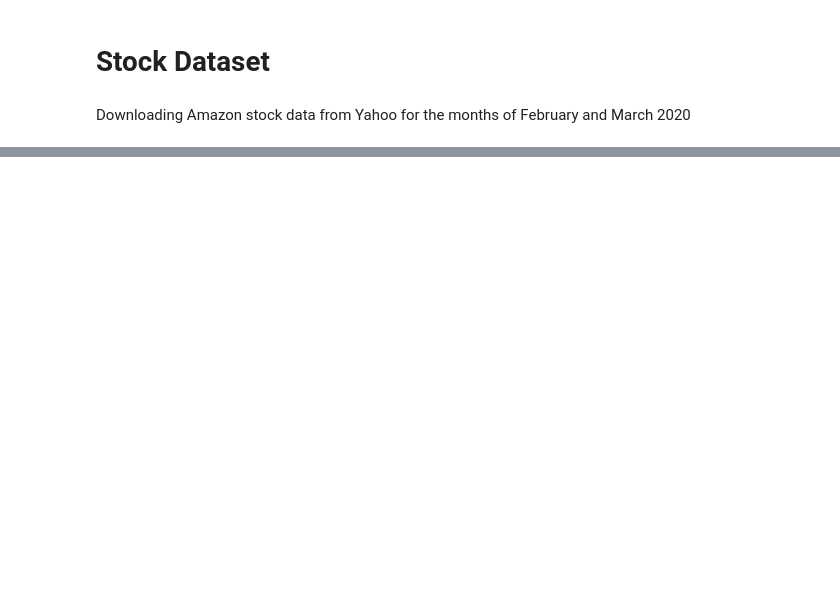
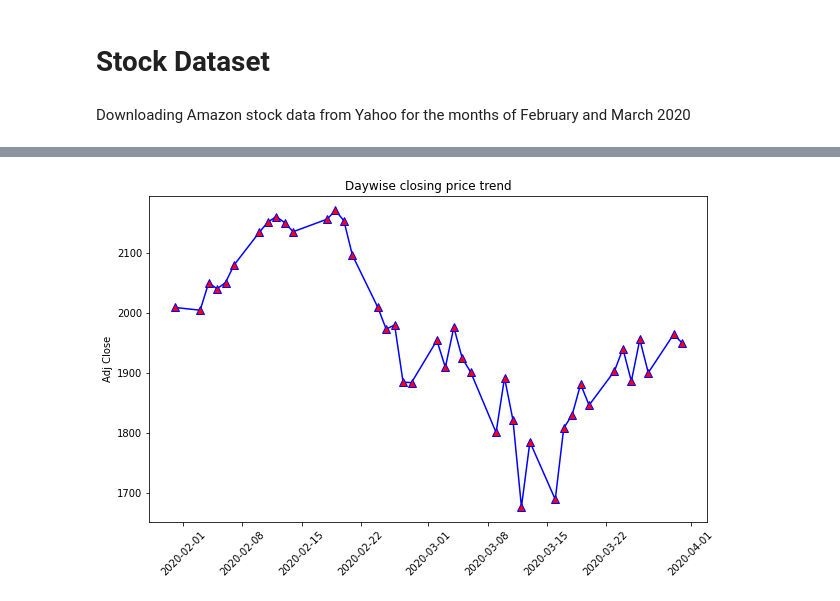
Before and after one commit to amit2020cs/Data-Engineer-Test, a Jupyter notebook: Market Abuse Detection.ipynb, the cells around one changed output, grey strips where cells are left out. Saved outputs shown, nothing was run; the diff lists cells and outputs as text; code cells hidden in the pictures; blank space fills up the shorter version.

```diff
--- a/Market Abuse Detection.ipynb
+++ b/Market Abuse Detection.ipynb
@@ -322,0 +303,2 @@ FileNotFoundError: [Errno 2] File stock_data.csv does not exist: 'stock_data.csv
+# %%
+stock_data.reset_index(inplace=True)
@@ -322,0 +324,7 @@ FileNotFoundError: [Errno 2] File stock_data.csv does not exist: 'stock_data.csv
+# %%
+# Checking duplicate data
+print('Shape before deleting duplicate values:', stock_data.shape)
+
+# Removing duplicate rows if any
+stock_data = stock_data.drop_duplicates()
+print('Shape After deleting duplicate values:', stock_data.shape)
@@ -322,0 +394,11 @@ FileNotFoundError: [Errno 2] File stock_data.csv does not exist: 'stock_data.csv
+# %%
+plt.figure(figsize=(10,6))
+plt.plot(stock_data['Date'],stock_data['Adj Close'],color='b', linewidth=1.5,marker='^',markersize=8,
+         linestyle='-',markerfacecolor='red')
+plt.title("Daywise closing price trend")
+plt.xticks(rotation=45)
+plt.ylabel('Adj Close')
+plt.xlabel(None)
+plt.show()
+# %% [output]
+[figure, added]
```
Also changed, not shown: parts of 49 cells of this notebook, 4 other files.
